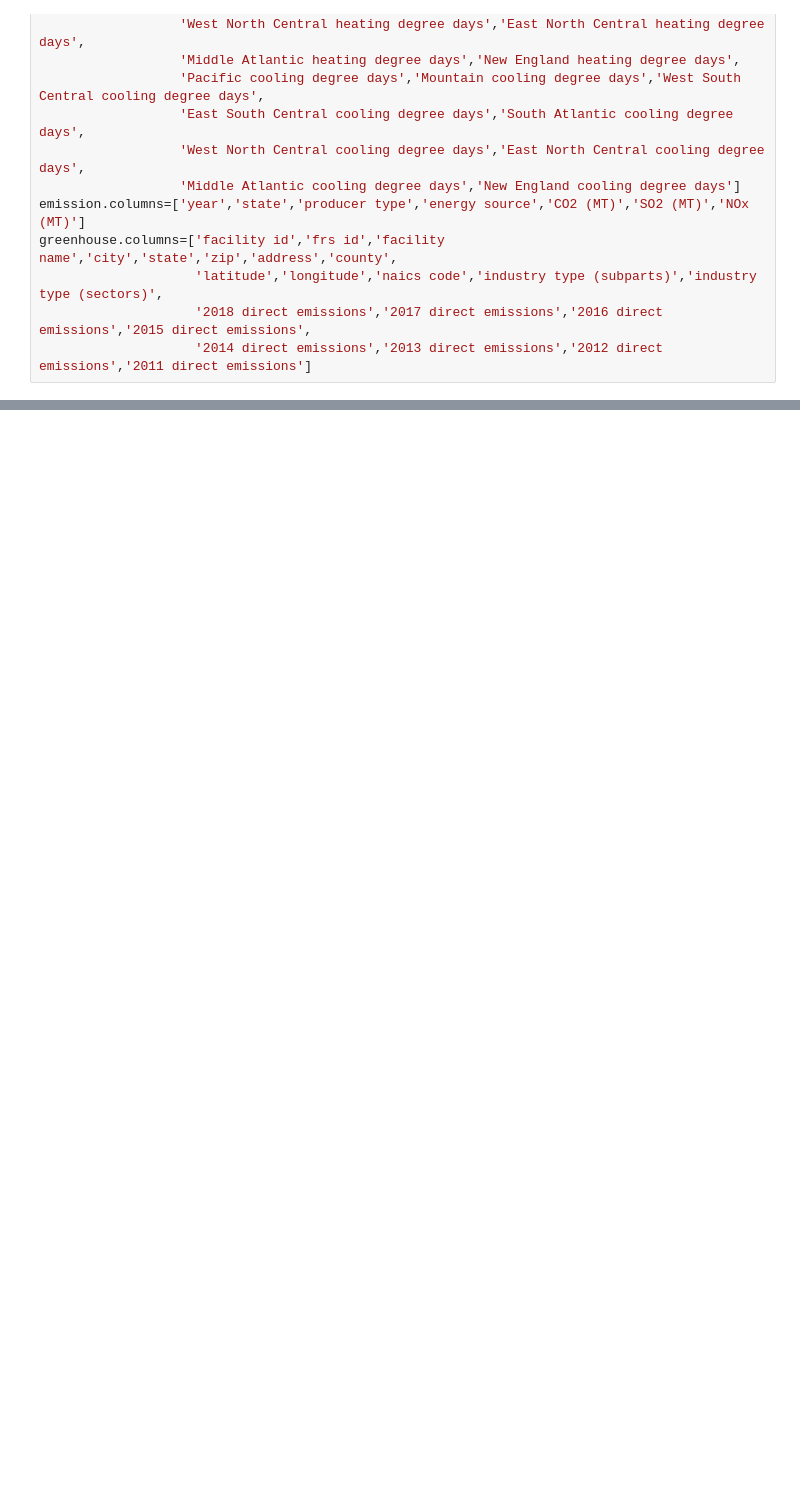
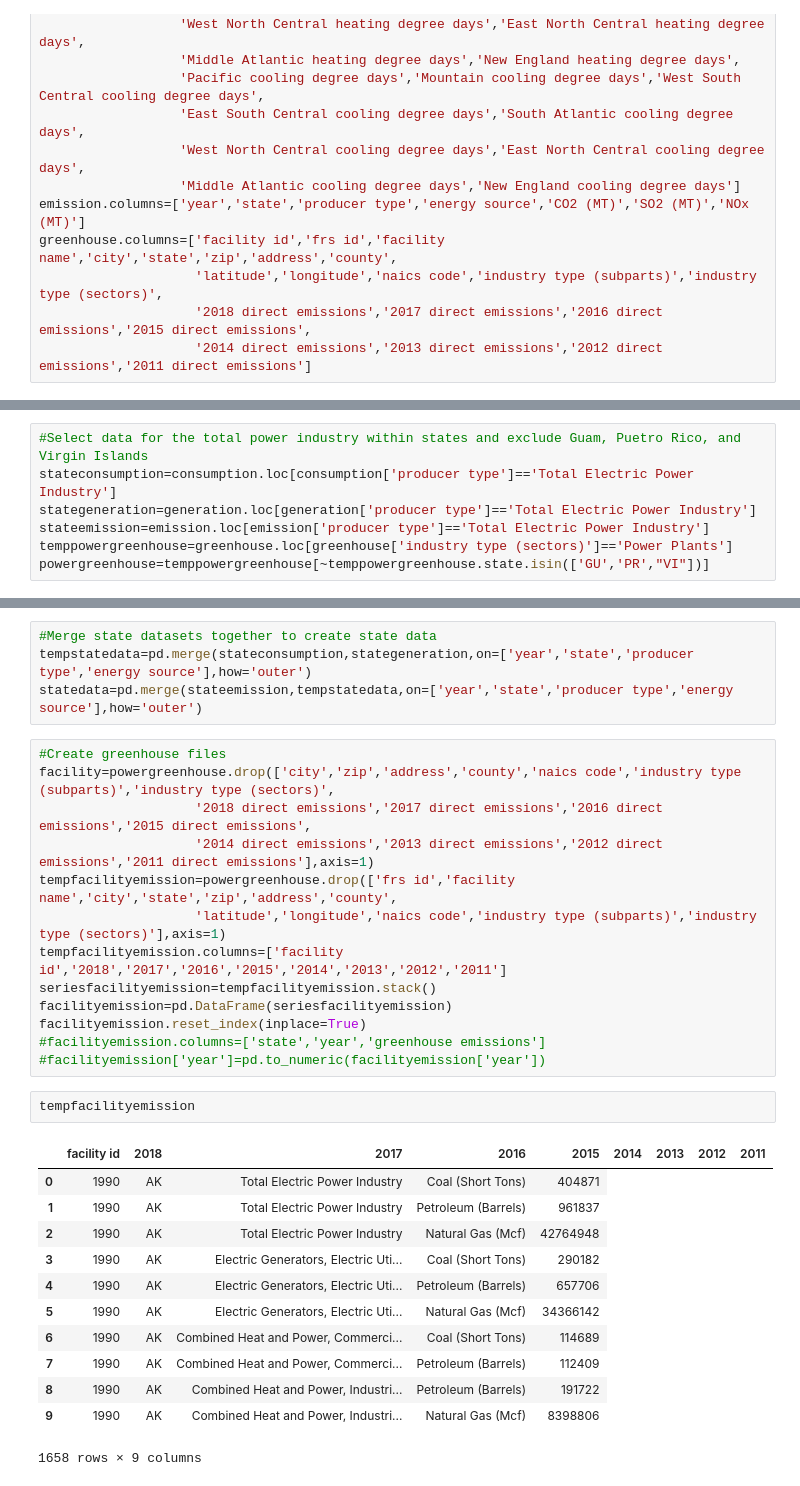
Before and after one commit to fpwirth/Data-Analytics-Project-2, a Jupyter notebook: Notebooks/Raw Data Importing.ipynb, the cells around one changed output, grey strips where cells are left out. Saved outputs shown, nothing was run; the diff lists cells and outputs as text; blank space fills up the shorter version.

```diff
--- a/Notebooks/Raw Data Importing.ipynb
+++ b/Notebooks/Raw Data Importing.ipynb
@@ -83,0 +46,7 @@ coolheat.head(10)
+# %%
+#Select data for the total power industry within states and exclude Guam, Puetro Rico, and Virgin Islands
+stateconsumption=consumption.loc[consumption['producer type']=='Total Electric Power Industry']
+stategeneration=generation.loc[generation['producer type']=='Total Electric Power Industry']
+stateemission=emission.loc[emission['producer type']=='Total Electric Power Industry']
+temppowergreenhouse=greenhouse.loc[greenhouse['industry type (sectors)']=='Power Plants']
+powergreenhouse=temppowergreenhouse[~temppowergreenhouse.state.isin(['GU','PR',"VI"])]
@@ -84,3 +64,35 @@ coolheat.head(10)
+# %%
+#Merge state datasets together to create state data
+tempstatedata=pd.merge(stateconsumption,stategeneration,on=['year','state','producer type','energy source'],how='outer')
+statedata=pd.merge(stateemission,tempstatedata,on=['year','state','producer type','energy source'],how='outer')
+# %%
+#Create greenhouse files
+facility=powergreenhouse.drop(['city','zip','address','county','naics code','industry type (subparts)','industry type (sectors)',
+                    '2018 direct emissions','2017 direct emissions','2016 direct emissions','2015 direct emissions',
+                    '2014 direct emissions','2013 direct emissions','2012 direct emissions','2011 direct emissions'],axis=1)
+tempfacilityemission=powergreenhouse.drop(['frs id','facility name','city','state','zip','address','county',
+                    'latitude','longitude','naics code','industry type (subparts)','industry type (sectors)'],axis=1)
+tempfacilityemission.columns=['facility id','2018','2017','2016','2015','2014','2013','2012','2011']
+seriesfacilityemission=tempfacilityemission.stack()
+facilityemission=pd.DataFrame(seriesfacilityemission)
+facilityemission.reset_index(inplace=True)
+#facilityemission.columns=['state','year','greenhouse emissions']
+#facilityemission['year']=pd.to_numeric(facilityemission['year'])
+# %%
+tempfacilityemission
+# %% [output]
+|  | facility id | 2018 | 2017 | 2016 | 2015 | 2014 | 2013 | 2012 | 2011 |
+| 0 | 1990 | AK | Total Electric Power Industry | Coal (Short Tons) | 404871 |
+| 1 | 1990 | AK | Total Electric Power Industry | Petroleum (Barrels) | 961837 |
+| 2 | 1990 | AK | Total Electric Power Industry | Natural Gas (Mcf) | 42764948 |
+| 3 | 1990 | AK | Electric Generators, Electric Uti... | Coal (Short Tons) | 290182 |
+| 4 | 1990 | AK | Electric Generators, Electric Uti... | Petroleum (Barrels) | 657706 |
+| 5 | 1990 | AK | Electric Generators, Electric Uti... | Natural Gas (Mcf) | 34366142 |
+| 6 | 1990 | AK | Combined Heat and Power, Commerci... | Coal (Short Tons) | 114689 |
+| 7 | 1990 | AK | Combined Heat and Power, Commerci... | Petroleum (Barrels) | 112409 |
+| 8 | 1990 | AK | Combined Heat and Power, Industri... | Petroleum (Barrels) | 191722 |
+| 9 | 1990 | AK | Combined Heat and Power, Industri... | Natural Gas (Mcf) | 8398806 |
+1658 rows × 9 columns
 # %%
 emission.head(10)
 # %% [output]
```
Also changed, not shown: parts of 8 cells of this notebook.
